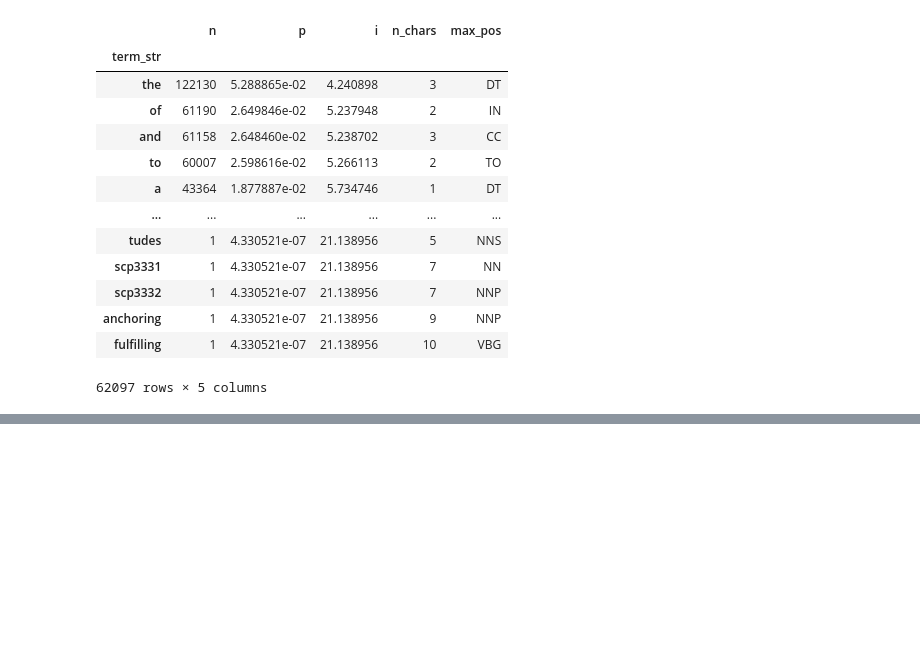
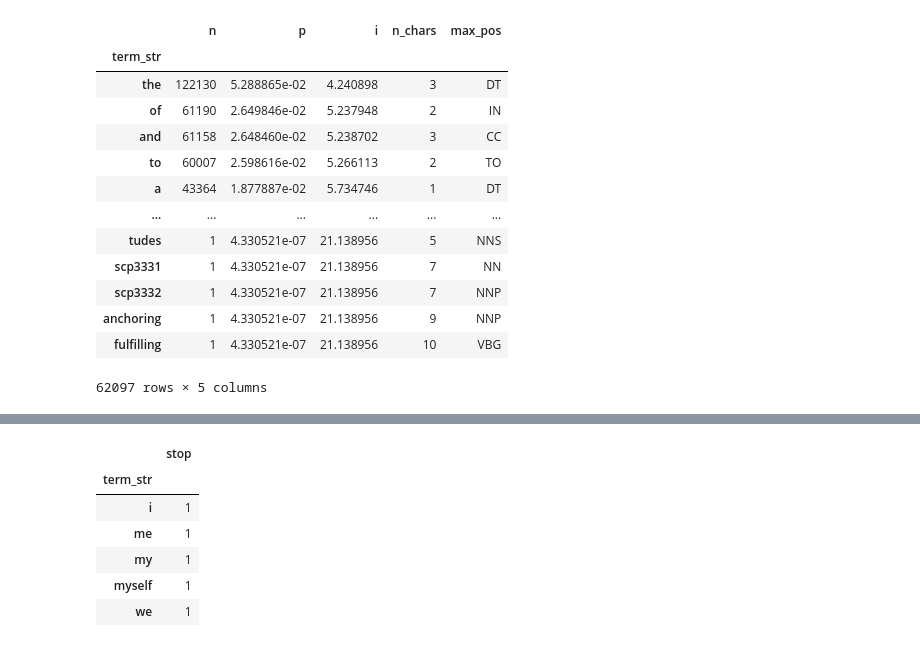
Before and after one commit to raymundo-mora/Projects, a Jupyter notebook: Analyzing Lyrics in Personal Spotify Libraries/3. Data Agumentation.ipynb, the cells around one changed output, grey strips where cells are left out. Cells and saved outputs as stored; diff of their text form; code cells hidden in the pictures; blank space fills up the shorter version.

```diff
--- a/Analyzing Lyrics in Personal Spotify Libraries/3. Data Agumentation.ipynb
+++ b/Analyzing Lyrics in Personal Spotify Libraries/3. Data Agumentation.ipynb
@@ -316,0 +322,12 @@ VOCAB.to_csv(data_dir+'VOCAB_english.csv')
+# %%
+sw = pd.DataFrame({'stop': 1}, index=nltk.corpus.stopwords.words('english'))
+sw.index.name='term_str'
+sw.head()
+# %% [output]
+|  | stop |
+| term_str |  |
+| i | 1 |
+| me | 1 |
+| my | 1 |
+| myself | 1 |
+| we | 1 |
```
Also changed, not shown: parts of 14 cells of this notebook, 29 other files.
